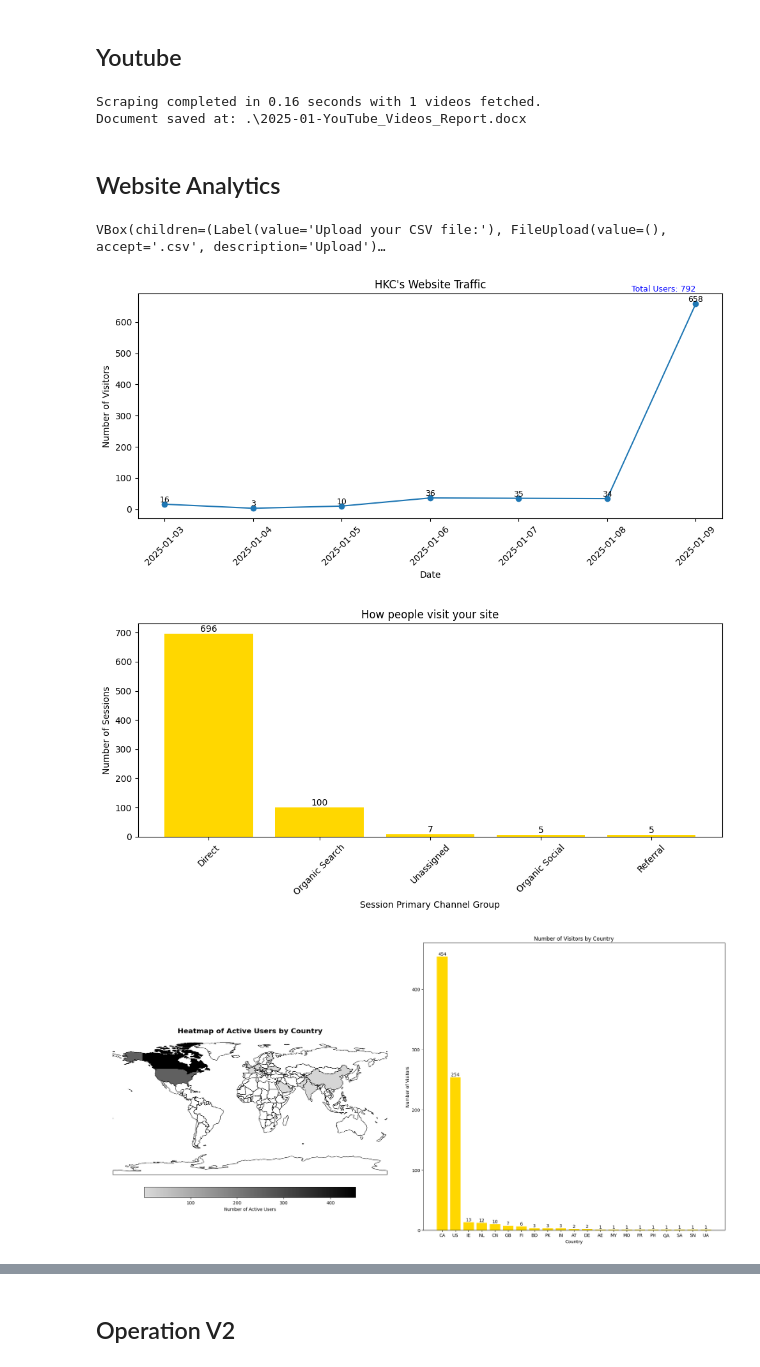
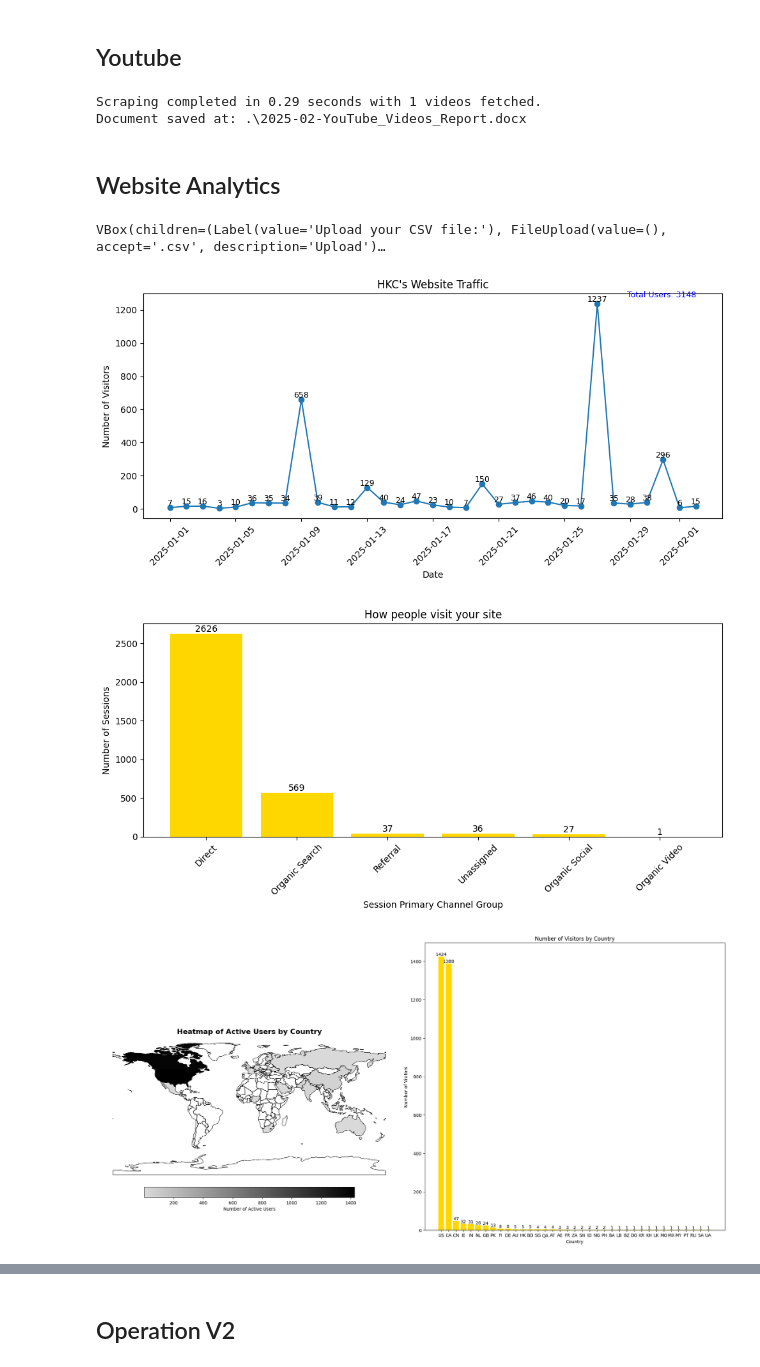
Before and after one commit to HKC-Construction/Report-Generator, a Jupyter notebook: Code/Weekly_final_zip.ipynb, the cells around one changed output, grey strips where cells are left out. Saved outputs shown, nothing was run; the diff lists cells and outputs as text; code cells hidden in the pictures.

```diff
--- a/Code/Weekly_final_zip.ipynb
+++ b/Code/Weekly_final_zip.ipynb
@@ -475,15 +471,14 @@ from IPython.display import display
 from PIL import Image
 import io
 
-def get_year_and_week():
-    """Return the current year and week of the year as strings."""
+def get_year_and_month():
     now = datetime.now()
-    year = now.strftime("%Y")         # Current year
-    week_of_year = now.strftime("%U") # Week number of the year
-    return year, week_of_year
+    year = now.strftime("%Y")
+    month = now.strftime("%m")
+    return year, month
 
-year, week = get_year_and_week()
-filename = f"{year}-{week}-SocialmediaReports"
+year, month = get_year_and_month()
+filename = f"{year}-{month}-SocialmediaReports"
 def save_uploaded_image(uploaded_file):
     try:
         # Read image content
@@ -538,12 +533,11 @@ from docx.shared import Inches, Pt
 import time
 
 # Function to get the current year and week
-def get_year_and_week():
-    """Return the current year and week of the year as strings."""
+def get_year_and_month():
     now = datetime.now()
-    year = now.strftime("%Y")         # Current year
-    week_of_year = now.strftime("%U") # Week number of the year
-    return year, week_of_year
+    year = now.strftime("%Y")
+    month = now.strftime("%m")
+    return year, month
 
 # Function to fetch new videos from a YouTube channel without using the API
 def fetch_new_videos_scrape(channel_id):
@@ -556,14 +550,14 @@ def fetch_new_videos_scrape(channel_id):
 
     soup = BeautifulSoup(response.content, 'xml')
     videos = []
-    one_week_ago = (datetime.utcnow() - timedelta(days=7)).replace(tzinfo=timezone.utc)  # Make timezone-aware
+    one_month_ago = (datetime.utcnow() - timedelta(days=30)).replace(tzinfo=timezone.utc)  # Make timezone-aware
 
     channel_title = soup.find('title').text
     channel_logo_url = soup.find('logo').text if soup.find('logo') else None
 
     for entry in soup.find_all('entry'):
         video_published = datetime.strptime(entry.published.text, "%Y-%m-%dT%H:%M:%S%z")
-        if video_published > one_week_ago:
+        if video_published > one_month_ago:
             high_quality_thumbnail = entry.find('media:thumbnail')['url'].replace('hqdefault.jpg', 'maxresdefault.jpg')
             video = {
                 'title': entry.title.text,
@@ -637,8 +631,8 @@ def create_word_doc(videos, elapsed_time, output_path, channel_id, channel_title
     document.add_paragraph(f"Channel ID: {channel_id}")
 
     # Save the Word document with the updated naming convention
-    year, week = get_year_and_week()
-    doc_name = f"{year}-{week}-YouTube_Videos_Report.docx"
+    year, month = get_year_and_month()
+    doc_name = f"{year}-{month}-YouTube_Videos_Report.docx"
     doc_path = os.path.join(output_path, doc_name)
     document.save(doc_path)
     print(f"Document saved at: {doc_path}")
@@ -657,8 +651,8 @@ def main():
 if __name__ == "__main__":
     main()
 # %% [output]
-Scraping completed in 0.16 seconds with 1 videos fetched.
-Document saved at: .\2025-01-YouTube_Videos_Report.docx
+Scraping completed in 0.29 seconds with 1 videos fetched.
+Document saved at: .\2025-02-YouTube_Videos_Report.docx
 # %% [markdown]
 ## Website Analytics
 # %%
@@ -677,15 +671,15 @@ upload_widget = widgets.FileUpload(accept='.csv', multiple=False)
 output_label = widgets.Label()
 
 # Function to get the current year and week
-def get_year_and_week():
+def get_year_and_month():
     now = datetime.now()
     year = now.strftime("%Y")
-    week_of_year = now.strftime("%U")
-    return year, week_of_year
+    month = now.strftime("%m")
+    return year, month
 
-year, week = get_year_and_week()
+year, month = get_year_and_month()
 # Create a new folder for plot images
-output_folder = f"{year}-{week}-Website_Analytics"
+output_folder = f"{year}-{month}-Website_Analytics"
 os.makedirs(output_folder, exist_ok=True)
 
 def process_file(change):
@@ -716,10 +710,12 @@ def process_file(change):
     for i, line in enumerate(lines):
         if line.startswith('Nth day,Active users'):
             start_index = i
+        if start_index != None and line.strip() == "":
+            end_index = i
             break
 
     # Load the relevant rows into a DataFrame
-    df = pd.read_csv(uploaded_file['name'], skiprows=start_index, nrows=7, delimiter=',')
+    df = pd.read_csv(uploaded_file['name'], skiprows=start_index, nrows=end_index - start_index-1, delimiter=',')
     dates = pd.date_range(start=start_date, end=end_date)
     active_users = df['Active users']
 
@@ -815,36 +811,36 @@ def process_file(change):
                 "label": "No Data"
             })
     # Enhance the appearance
     ax1.set_title('Heatmap of Active Users by Country', fontsize=16, weight='bold')
     ax1.set_axis_off()
 
     df_sorted = df.sort_values(by='Active users', ascending=False)
     bars = ax2.bar(df_sorted['Country ID'], df_sorted['Active users'], color='gold')
     for bar in bars:
         yval = bar.get_height()
         plt.text(bar.get_x() + bar.get_width()/2, yval + 0.5, int(yval), ha='center', va='bottom')
     ax2.set_xlabel('Country')
     ax2.set_ylabel('Number of Visitors')
     ax2.set_title('Number of Visitors by Country')
     ax2.grid(False)
 
     plt.tight_layout()
     plt.savefig(os.path.join(output_folder, 'heatmap_and_bar_chart.png'))
 
 # Attach the event handler to the upload widget
 upload_widget.observe(process_file, names='value')
 
 # Display the UI
 display(widgets.VBox([
     widgets.Label("Upload your CSV file:"),
     upload_widget,
     output_label
 ]))
 # %% [output]
 VBox(children=(Label(value='Upload your CSV file:'), FileUpload(value=(), accept='.csv', description='Upload')…
-[figure, old version]
+[figure, new version]
-[figure, old version]
+[figure, new version]
-[figure, old version]
+[figure, new version]
 # %%
 import pandas as pd
 import geopandas as gpd
```
Also changed, not shown: parts of 10 cells of this notebook.
